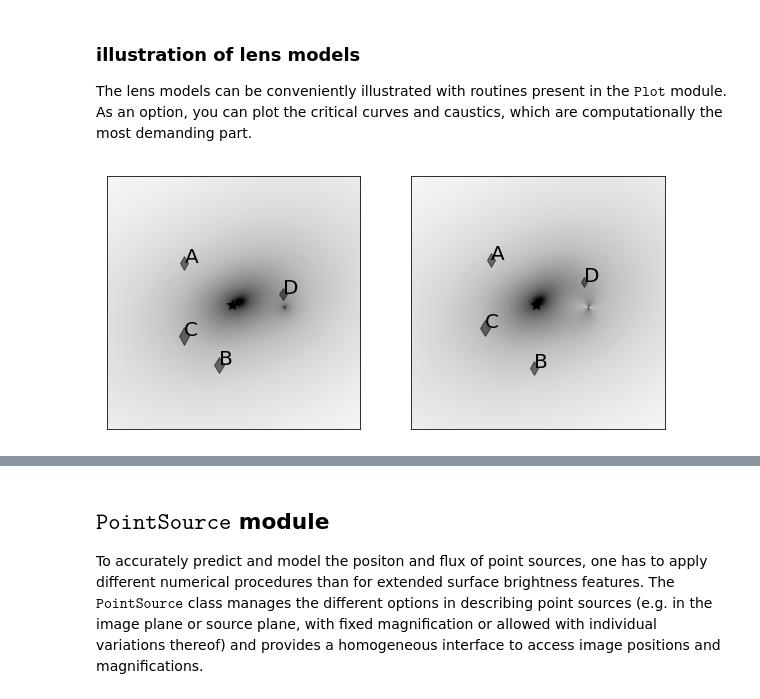
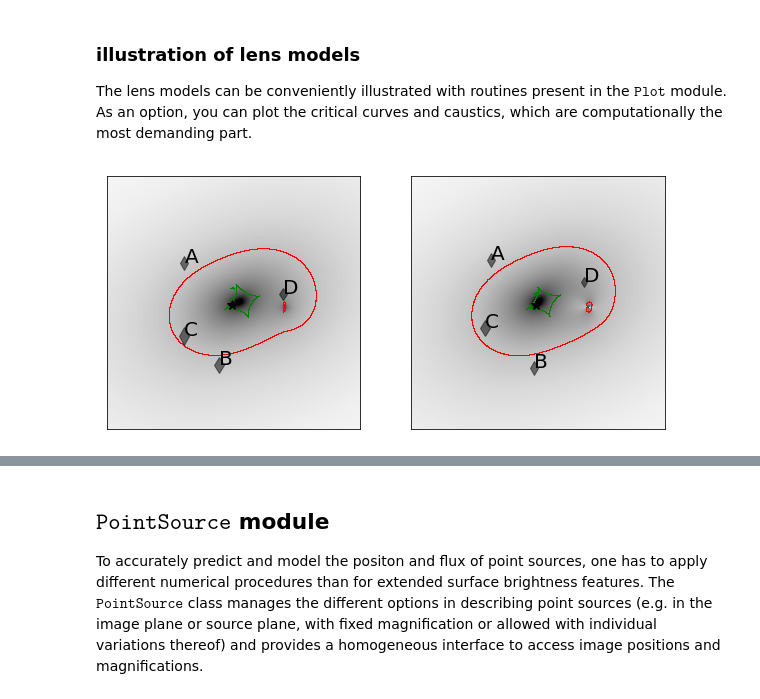
Before and after one commit to lenstronomy/lenstronomy-tutorials, a Jupyter notebook: lenstronomy_extensions/Notebooks/starting_guide.ipynb, the cells around one changed output, grey strips where cells are left out. Drawn from its saved outputs; the diff is of its cells as text; code cells hidden in the pictures.

```diff
--- a/lenstronomy_extensions/Notebooks/starting_guide.ipynb
+++ b/lenstronomy_extensions/Notebooks/starting_guide.ipynb
@@ -110,11 +85,11 @@ The lens models can be conveniently illustrated with routines present in the $\t
 # %%
 import lenstronomy.Plots.output_plots as lens_plot
 f, axex = plt.subplots(1, 2, figsize=(10, 5), sharex=False, sharey=False)
-lens_plot.lens_model_plot(axex[0], lensModel=lensModel, kwargs_lens=kwargs_lens, sourcePos_x=beta_ra, sourcePos_y=beta_dec, point_source=True, with_caustics=False)
-lens_plot.lens_model_plot(axex[1], lensModel=lensModel_mp, kwargs_lens=kwargs_lens, sourcePos_x=beta_ra, sourcePos_y=beta_dec, point_source=True, with_caustics=False)
+lens_plot.lens_model_plot(axex[0], lensModel=lensModel, kwargs_lens=kwargs_lens, sourcePos_x=beta_ra, sourcePos_y=beta_dec, point_source=True, with_caustics=True)
+lens_plot.lens_model_plot(axex[1], lensModel=lensModel_mp, kwargs_lens=kwargs_lens, sourcePos_x=beta_ra, sourcePos_y=beta_dec, point_source=True, with_caustics=True)
 f.show()
 # %% [output]
-[figure, old version]
+[figure, new version]
 # %% [markdown]
 ## $\texttt{LightModel}$ module
 
```
Also changed, not shown: parts of 4 cells of this notebook, 5 other files.
